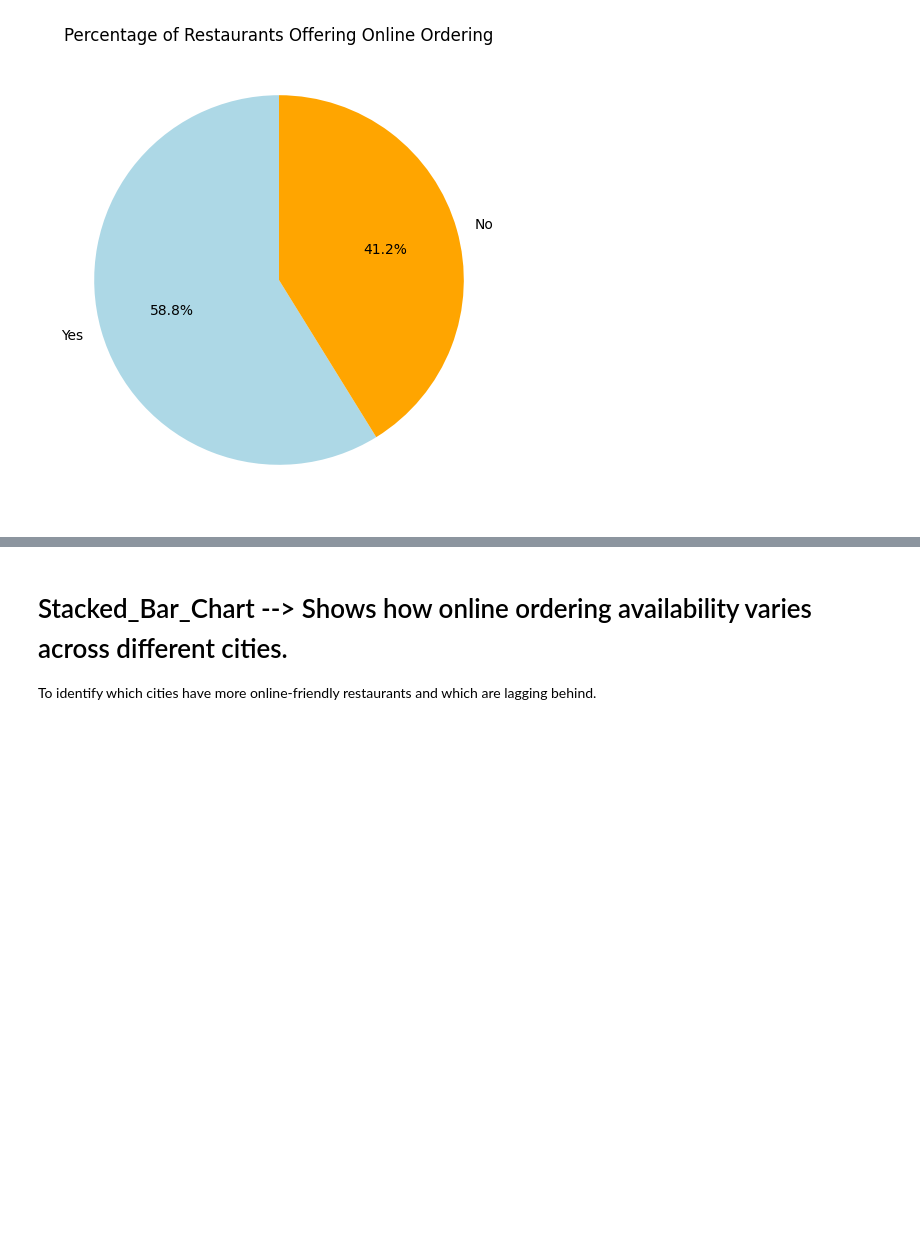
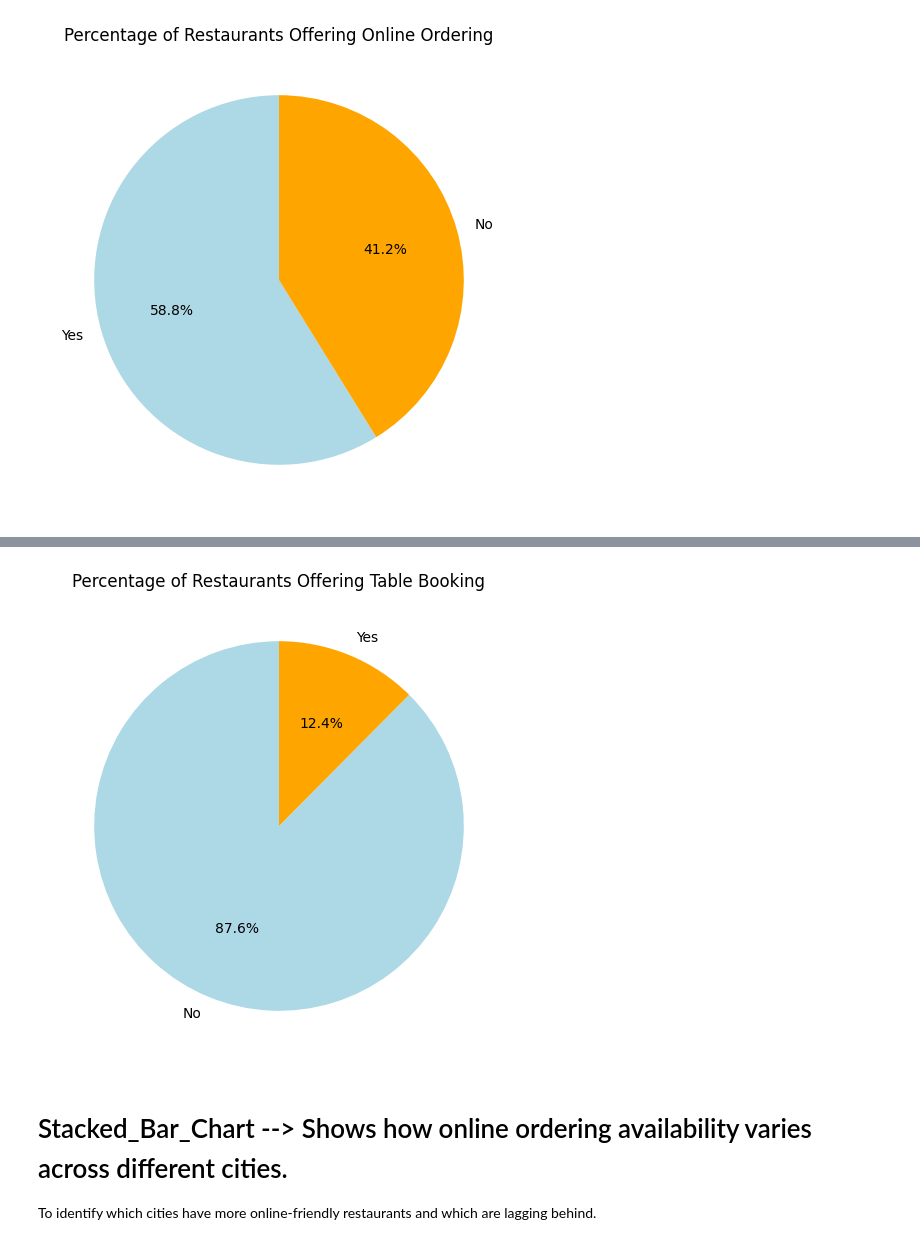
Before and after one commit to Shourya-gupta-01/Zomato_Dataset, a Jupyter notebook: analysis.ipynb, the cells around one changed output, grey strips where cells are left out. Saved outputs shown, nothing was run; the diff lists cells and outputs as text; code cells hidden in the pictures; blank space fills up the shorter version.

```diff
--- a/analysis.ipynb
+++ b/analysis.ipynb
@@ -47,3 +80,10 @@ plt.show()
+# %%
+plt.figure(figsize=(6, 6))
+plt.pie(table_booking_counts,labels=table_booking_counts.index,autopct='%1.1f%%',colors=['lightblue', 'orange'],startangle=90)
+plt.title("Percentage of Restaurants Offering Table Booking")
+plt.show()
+# %% [output]
+[figure, added]
 # %% [markdown]
 # Stacked_Bar_Chart --> Shows how online ordering availability varies across different cities.
 
```
Also changed, not shown: parts of 9 cells of this notebook.
